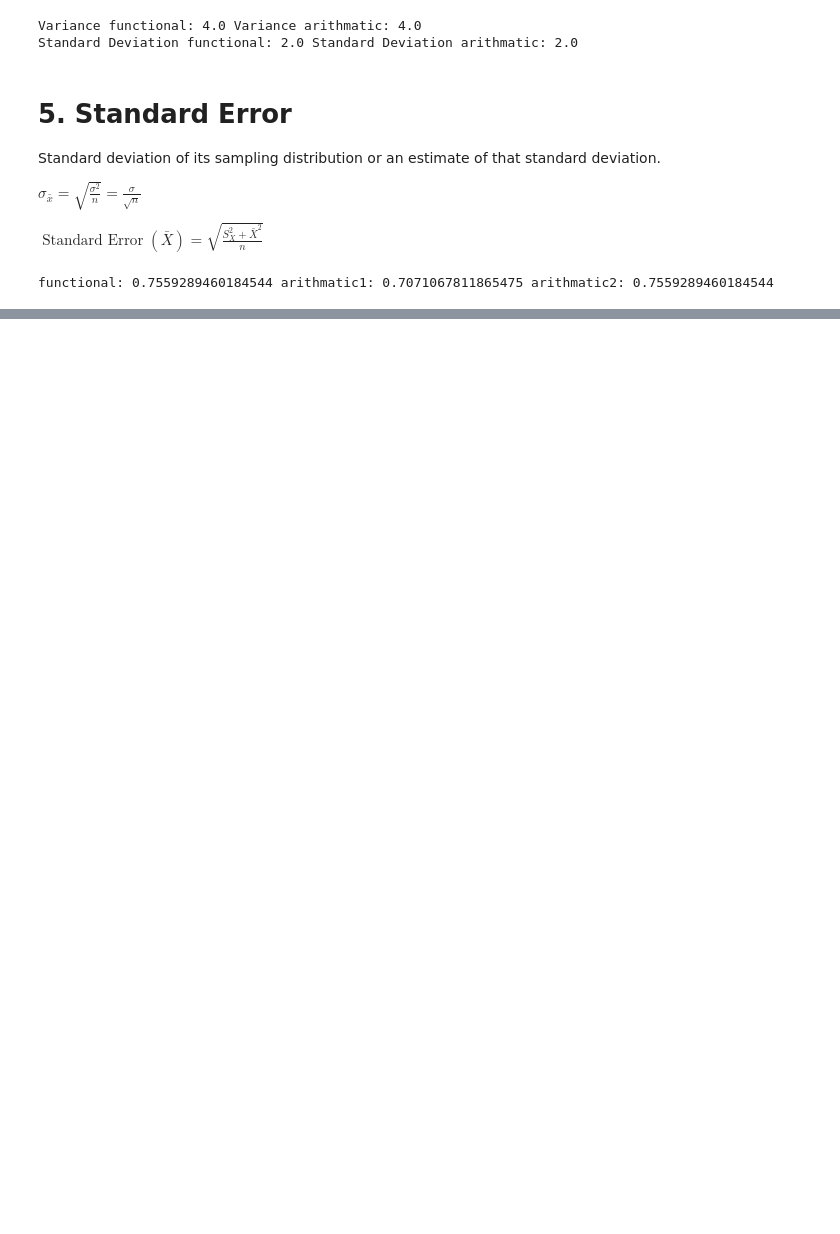
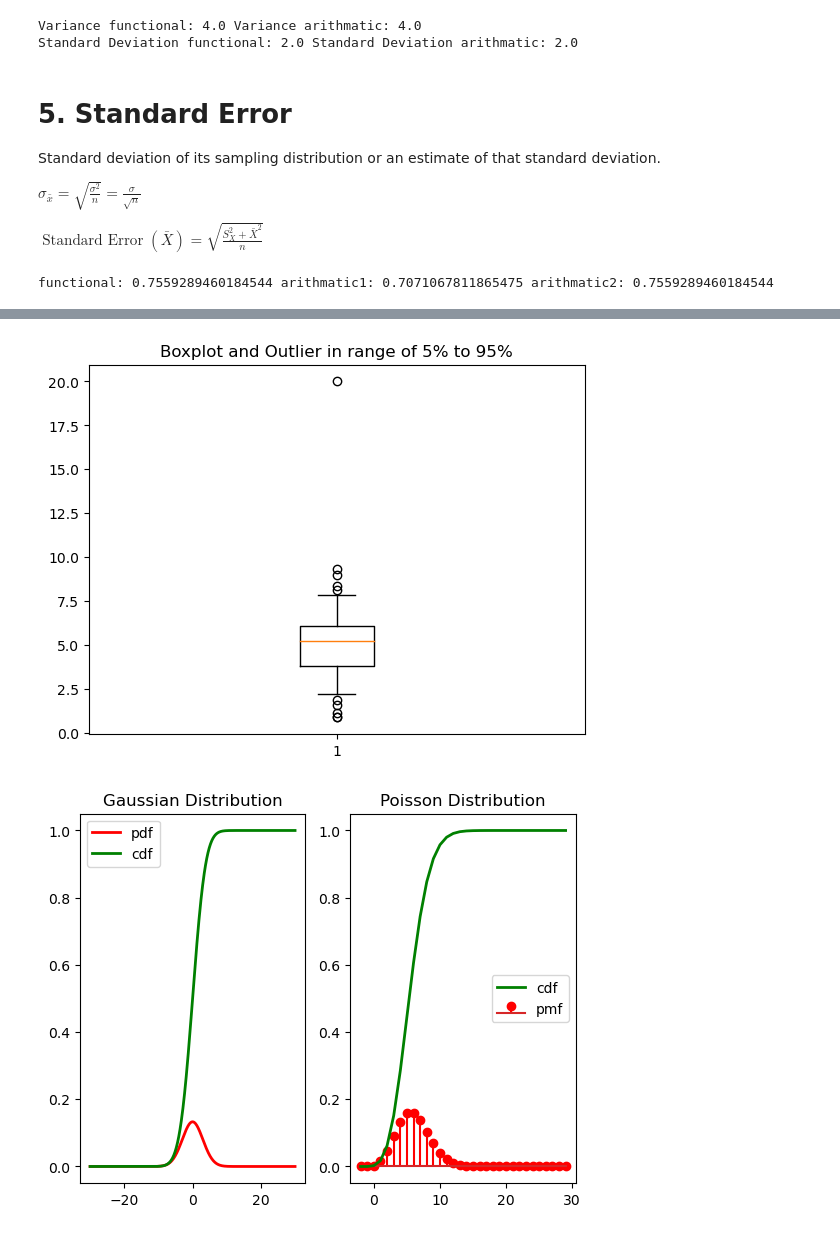
Before and after one commit to MinwooKim1990/Dictionary, a Jupyter notebook: Statistics_Dic.ipynb, the cells around one changed output, grey strips where cells are left out. Cells and saved outputs as stored; diff of their text form; code cells hidden in the pictures; blank space fills up the shorter version.

```diff
--- a/Statistics_Dic.ipynb
+++ b/Statistics_Dic.ipynb
@@ -111,0 +168,33 @@ functional: 0.7559289460184544 arithmatic1: 0.7071067811865475 arithmatic2: 0.75
+# %%
+import numpy as np
+import matplotlib.pyplot as plt
+from scipy.stats import norm, poisson
+data = np.random.normal(5, 2, 100) # Generate random data
+data = np.append(data,[20]) # Add an outlier
+plt.title('Boxplot and Outlier in range of 5% to 95%')
+plt.boxplot(data, whis=[5,95]) # Create a boxplot outliers outside of range 5% ~95%
+plt.show()
+
+mu = 0
+sigma = 3
+x_gaussian = np.linspace(-30, 30, 500)
+pdf_gaussian = norm.pdf(x_gaussian, mu, sigma) # Gaussian distribution
+cdf_gaussian = norm.cdf(x_gaussian, mu, sigma) # Gaussian distribution
+lambda_poisson = 6
+x_poisson = np.arange(-2, 30)
+pmf_poisson = poisson.pmf(x_poisson, lambda_poisson) # Poisson distribution
+cdf_poisson = poisson.cdf(x_poisson, lambda_poisson) # Poisson distribution
+plt.subplot(121)
+plt.plot(x_gaussian, pdf_gaussian, 'r-', lw=2, label='pdf')
+plt.plot(x_gaussian, cdf_gaussian, 'g-', lw=2, label='cdf')
+plt.title('Gaussian Distribution')
+plt.legend()
+plt.subplot(122)
+plt.stem(x_poisson, pmf_poisson, 'r', label='pmf')
+plt.plot(x_poisson, cdf_poisson, 'g-', lw=2, label='cdf')
+plt.title('Poisson Distribution')
+plt.legend()
+plt.show()
+# %% [output]
+[figure, added]
+[figure, added]
```
Also changed, not shown: parts of 3 cells of this notebook.
